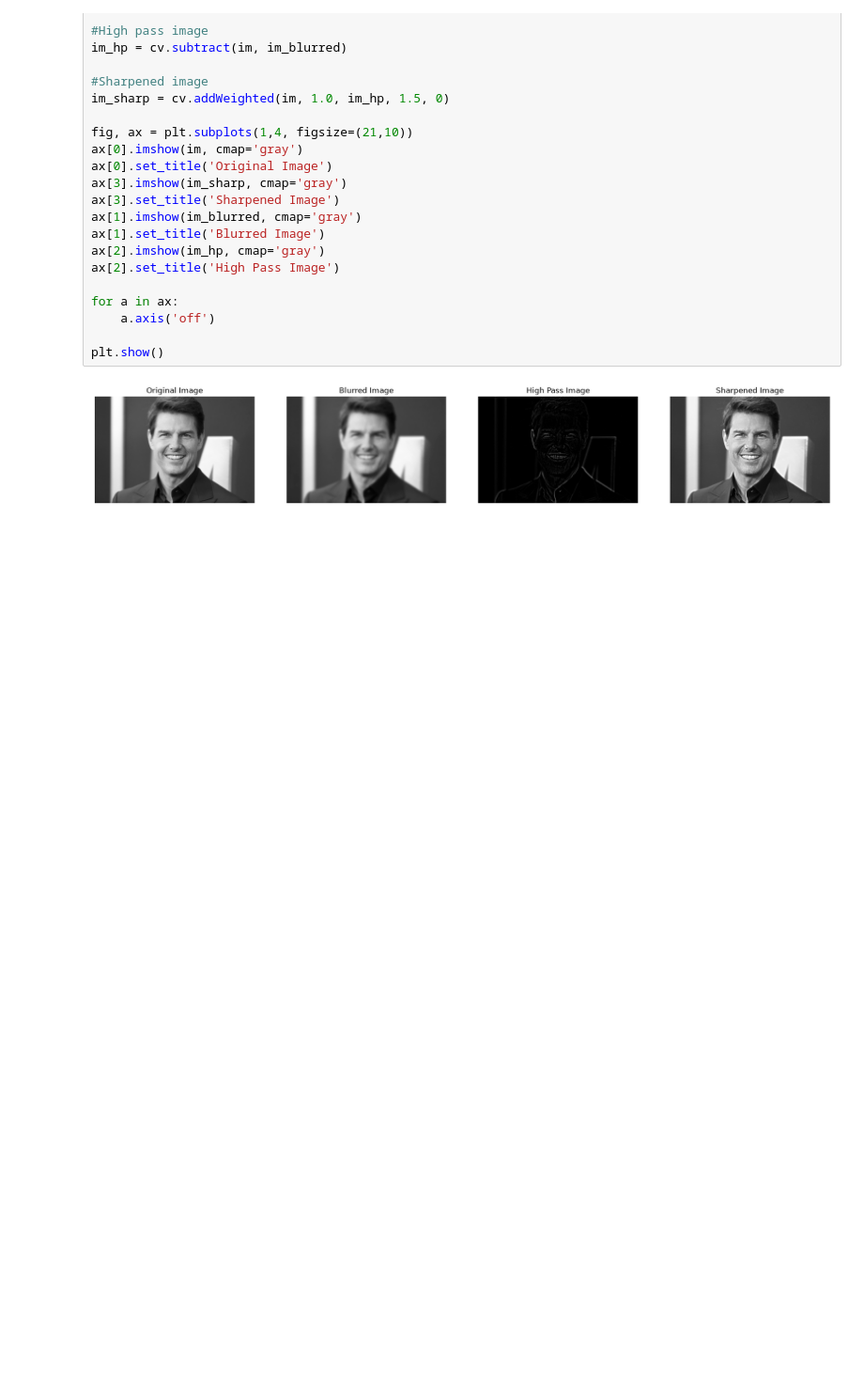
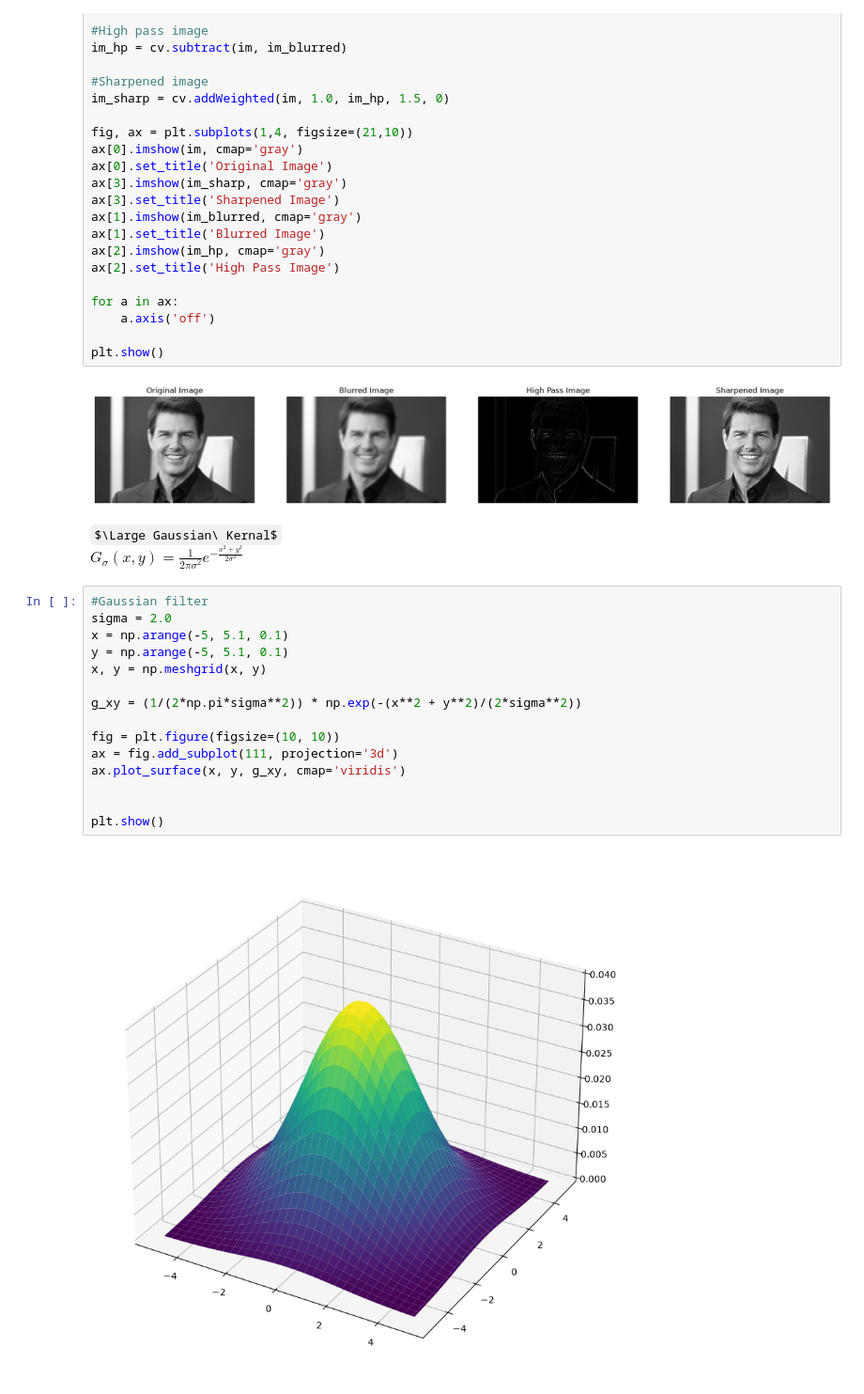
Before and after one commit to codingNR29/Image-processing, a Jupyter notebook: 03 Spatial Filtering.ipynb, the cells around one changed output. Shown at 94% size. Drawn from its saved outputs; the diff is of its cells as text; some formulas as TeX source; blank space fills up the shorter version.

Commit message:
Creating gaussian kernal

```diff
--- a/03 Spatial Filtering.ipynb
+++ b/03 Spatial Filtering.ipynb
@@ -79,3 +82,23 @@ for a in ax:
 plt.show()
 # %% [output]
 [figure]
+# %% [markdown]
+$\Large Gaussian\ Kernal$\
+$G_\sigma(x,y) = \frac{1}{2\pi\sigma^2}e^{-\frac{x^2+y^2}{2\sigma^2}}$
+# %%
+#Gaussian filter
+sigma = 2.0
+x = np.arange(-5, 5.1, 0.1)
+y = np.arange(-5, 5.1, 0.1)
+x, y = np.meshgrid(x, y)
+
+g_xy = (1/(2*np.pi*sigma**2)) * np.exp(-(x**2 + y**2)/(2*sigma**2))
+
+fig = plt.figure(figsize=(10, 10))
+ax = fig.add_subplot(111, projection='3d')
+ax.plot_surface(x, y, g_xy, cmap='viridis')
+
+
+plt.show()
+# %% [output]
+[figure, added]
```
Also changed, not shown: parts of 1 cell of this notebook.
